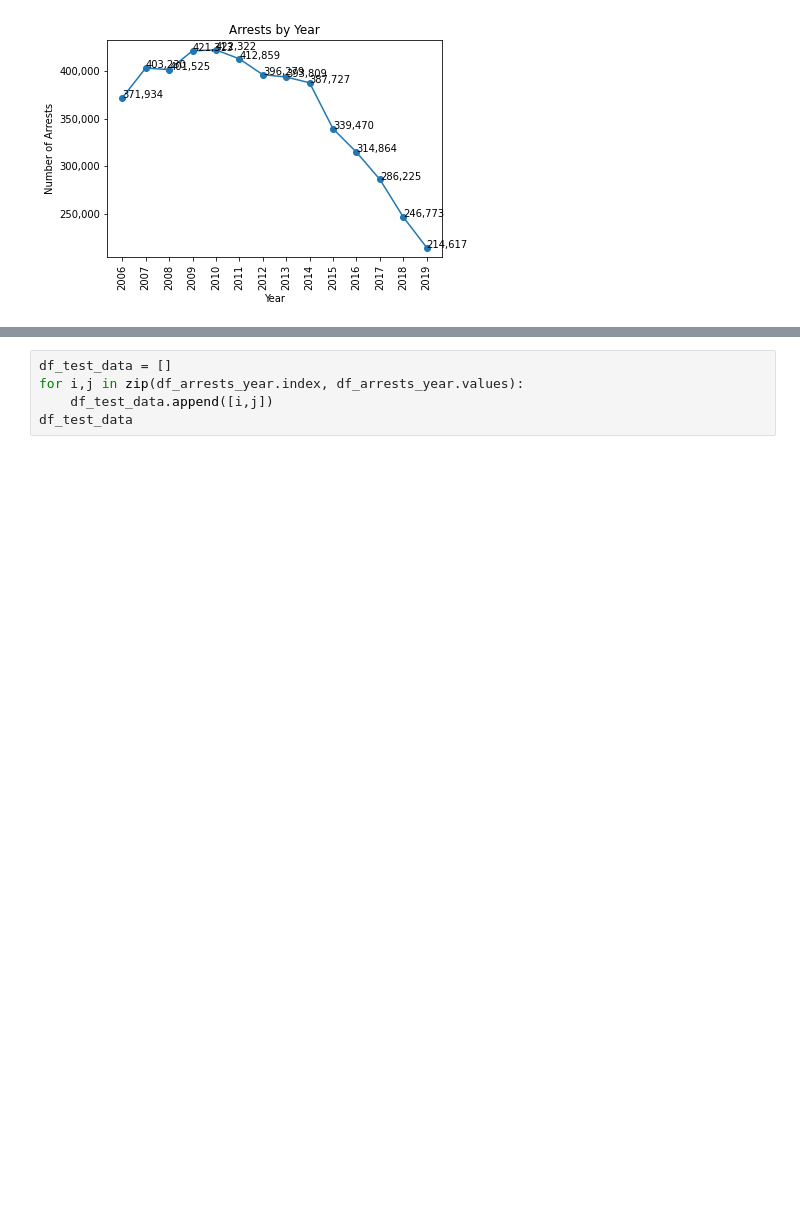
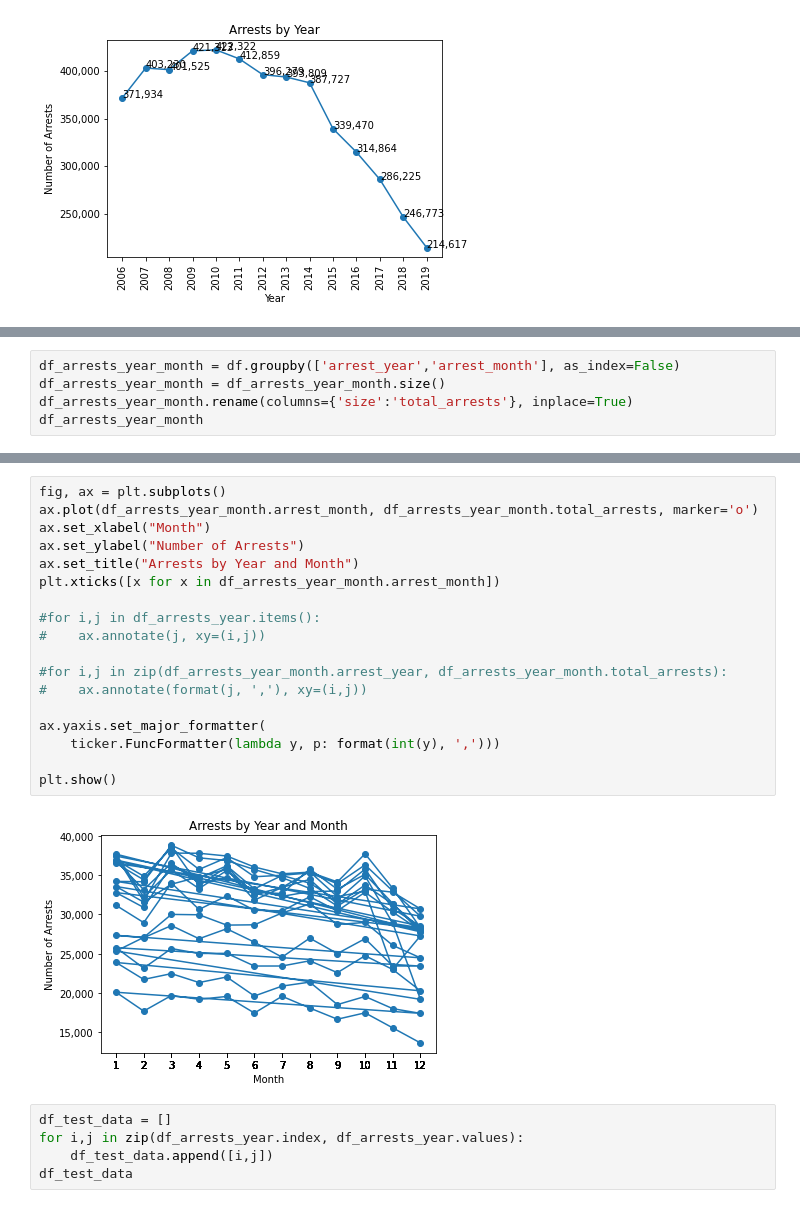
Before and after one commit to AmitSamra/NYC_Crime, a Jupyter notebook: nyc_crime_python.ipynb, the cells around one changed output, grey strips where cells are left out. Saved outputs shown, nothing was run; the diff lists cells and outputs as text; blank space fills up the shorter version.

```diff
--- a/nyc_crime_python.ipynb
+++ b/nyc_crime_python.ipynb
@@ -463,0 +515,5 @@ plt.show()
+# %%
+df_arrests_year_month = df.groupby(['arrest_year','arrest_month'], as_index=False)
+df_arrests_year_month = df_arrests_year_month.size()
+df_arrests_year_month.rename(columns={'size':'total_arrests'}, inplace=True)
+df_arrests_year_month
@@ -464,3 +534,23 @@ plt.show()
+# %%
+fig, ax = plt.subplots()
+ax.plot(df_arrests_year_month.arrest_month, df_arrests_year_month.total_arrests, marker='o')
+ax.set_xlabel("Month")
+ax.set_ylabel("Number of Arrests")
+ax.set_title("Arrests by Year and Month")
+plt.xticks([x for x in df_arrests_year_month.arrest_month])
+
+#for i,j in df_arrests_year.items():
+#    ax.annotate(j, xy=(i,j))
+
+#for i,j in zip(df_arrests_year_month.arrest_year, df_arrests_year_month.total_arrests):
+#    ax.annotate(format(j, ','), xy=(i,j))
+
+ax.yaxis.set_major_formatter(
+    ticker.FuncFormatter(lambda y, p: format(int(y), ',')))
+
+plt.show()
+# %% [output]
+[figure, added]
 # %%
 df_test_data = []
 for i,j in zip(df_arrests_year.index, df_arrests_year.values):
```
Also changed, not shown: parts of 10 cells of this notebook.
